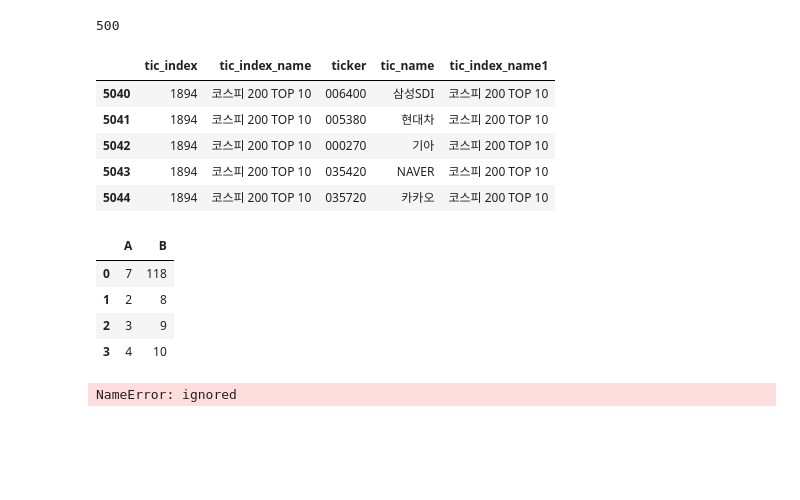
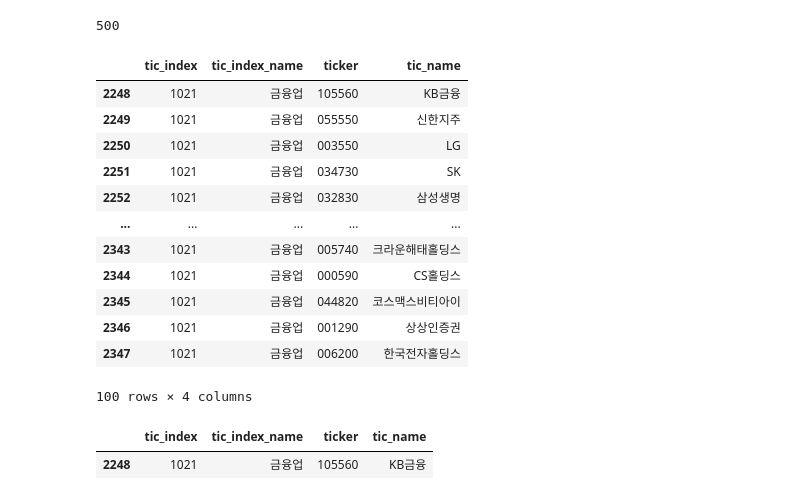
Before and after one commit to PARKHYOUNJUNG/phj_lms23, a Jupyter notebook: CODE/PHJ_12days.ipynb, the cells around one changed output. Saved outputs shown, nothing was run; the diff lists cells and outputs as text; code cells hidden in the pictures; blank space fills up the shorter version.

```diff
--- a/CODE/PHJ_12days.ipynb
+++ b/CODE/PHJ_12days.ipynb
@@ -153,36 +141,25 @@ df_ind_tic1.duplicated('tic_name').sum()
 # %% [output]
 500
 # %%
-df_ind_tic2=df_ind_tic[df_ind_tic['tic_index_name'] == '서비스업']
-df_ind_tic3=df_ind_tic[df_ind_tic['tic_index_name'] == '코스피 100']
+df_ind_tic2=df_ind_tic[df_ind_tic['tic_index_name'] == '금융업']
+# df_ind_tic3=df_ind_tic[df_ind_tic['tic_index_name'] == '코스피 100']
 df_ind_tic2
 # %% [output]
-|  | tic_index | tic_index_name | ticker | tic_name | tic_index_name1 |
-| 5040 | 1894 | 코스피 200 TOP 10 | 006400 | 삼성SDI | 코스피 200 TOP 10 |
-| 5041 | 1894 | 코스피 200 TOP 10 | 005380 | 현대차 | 코스피 200 TOP 10 |
-| 5042 | 1894 | 코스피 200 TOP 10 | 000270 | 기아 | 코스피 200 TOP 10 |
-| 5043 | 1894 | 코스피 200 TOP 10 | 035420 | NAVER | 코스피 200 TOP 10 |
-| 5044 | 1894 | 코스피 200 TOP 10 | 035720 | 카카오 | 코스피 200 TOP 10 |
+|  | tic_index | tic_index_name | ticker | tic_name |
+| 2248 | 1021 | 금융업 | 105560 | KB금융 |
+| 2249 | 1021 | 금융업 | 055550 | 신한지주 |
+| 2250 | 1021 | 금융업 | 003550 | LG |
+| 2251 | 1021 | 금융업 | 034730 | SK |
+| 2252 | 1021 | 금융업 | 032830 | 삼성생명 |
+| ... | ... | ... | ... | ... |
+| 2343 | 1021 | 금융업 | 005740 | 크라운해태홀딩스 |
+| 2344 | 1021 | 금융업 | 000590 | CS홀딩스 |
+| 2345 | 1021 | 금융업 | 044820 | 코스맥스비티아이 |
+| 2346 | 1021 | 금융업 | 001290 | 상상인증권 |
+| 2347 | 1021 | 금융업 | 006200 | 한국전자홀딩스 |
+100 rows × 4 columns
-# %%
-df1 = pd.DataFrame({'A':[1,2,3,4],'B':[7,8,9,10]})
-df1.loc[0]=[7,118]
-df1
-# %% [output]
-|  | A | B |
-| 0 | 7 | 118 |
-| 1 | 2 | 8 |
-| 2 | 3 | 9 |
-| 3 | 4 | 10 |
-# %%
-bank_tickers = ['SIVB',
-                'JPM', # JP Morgan
-                'BAC', # Bank of America
-                'CCBG', # Capital City Bank Group
-                'AXP' # American Express Company
-                 ]
-df = pd.DataFrame()
-for ticker in bank_tickers:
-    temp = data.get_data_yahoo(ticker, start = '2020-01-01')['Close']
-    df = pd.merge(df, temp, right_index=True, left_index=True, how='outer', suffixes=('', ticker))
-# %% [output]
-NameError: ignored
+# %%
+df_ind_tic2[df_ind_tic2['tic_name'].str.count('KB') > 0]
+# %% [output]
+|  | tic_index | tic_index_name | ticker | tic_name |
+| 2248 | 1021 | 금융업 | 105560 | KB금융 |
```
Also changed, not shown: parts of 6 cells of this notebook.
